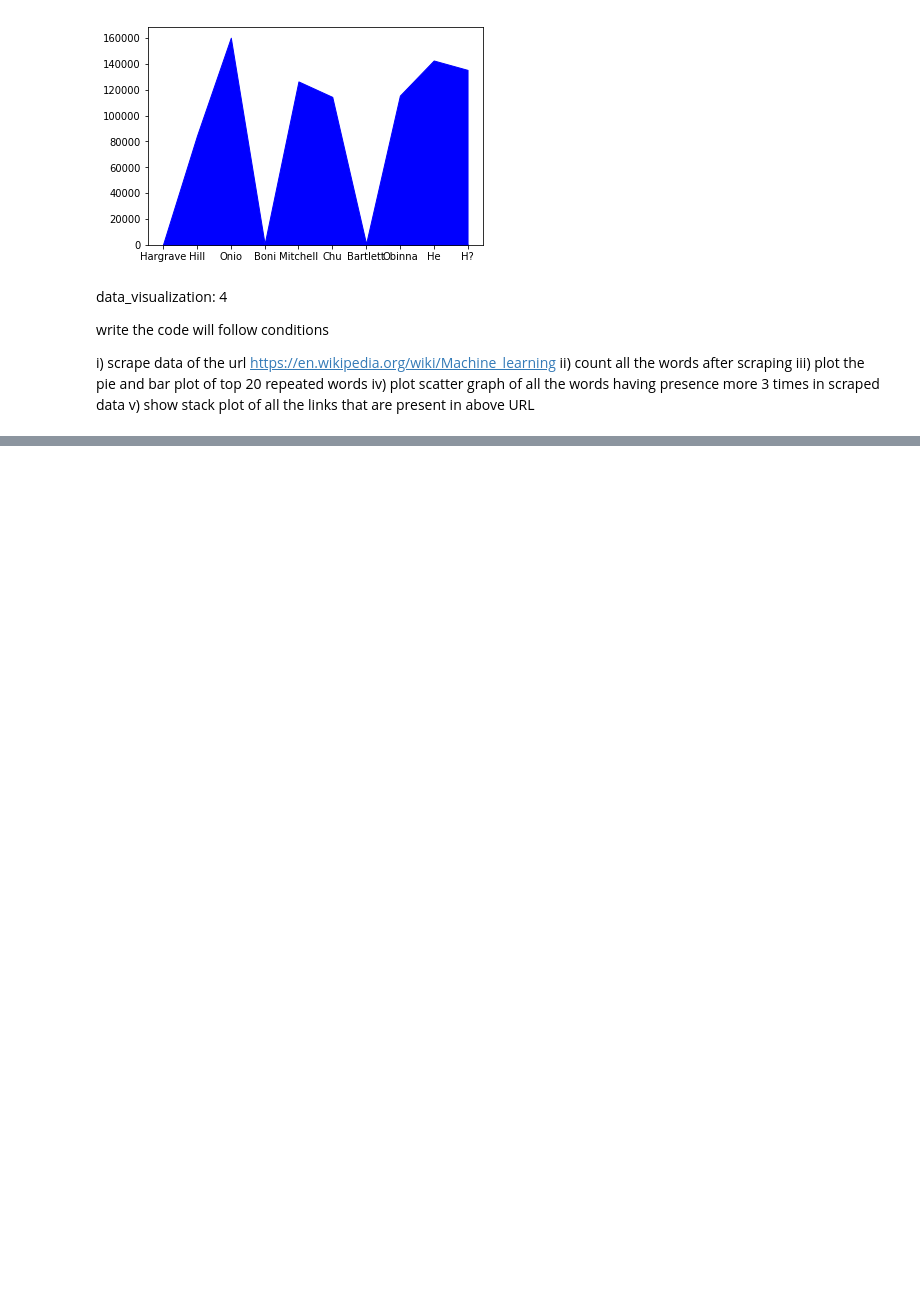
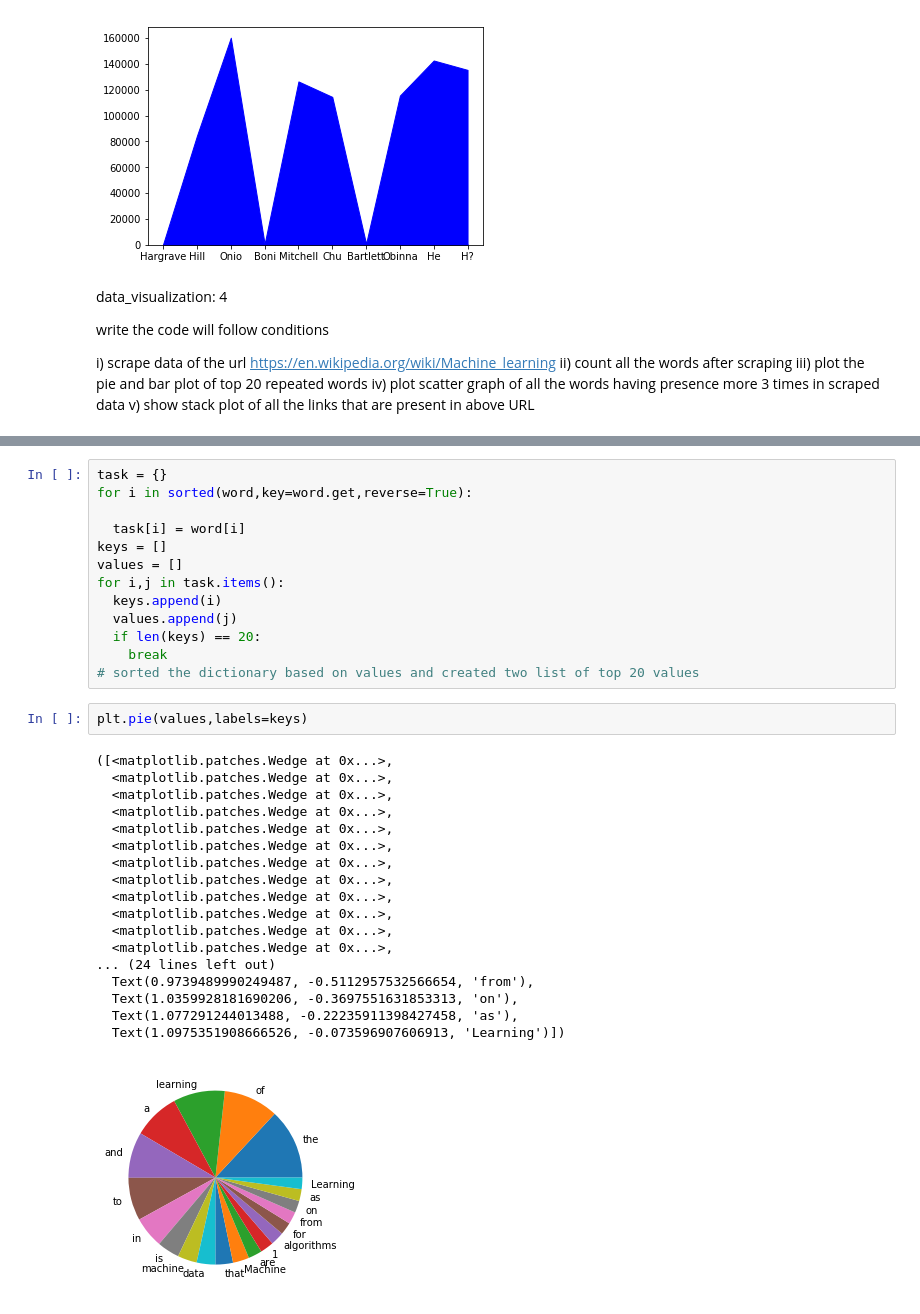
Before and after one commit to piyushagarwal08/Adhoc-Specialisation-ML, a Jupyter notebook: ML_TASKS.ipynb, the cells around one changed output, grey strips where cells are left out. Saved outputs shown, nothing was run; the diff lists cells and outputs as text; blank space fills up the shorter version.

Commit message:
one task is left

```diff
--- a/ML_TASKS.ipynb
+++ b/ML_TASKS.ipynb
@@ -247,0 +240,34 @@ print(r.text)
+# %%
+task = {}
+for i in sorted(word,key=word.get,reverse=True):
+
+  task[i] = word[i]
+keys = []
+values = []
+for i,j in task.items():
+  keys.append(i)
+  values.append(j)
+  if len(keys) == 20:
+    break
+# sorted the dictionary based on values and created two list of top 20 values
+# %%
+plt.pie(values,labels=keys)
+# %% [output]
+([<matplotlib.patches.Wedge at 0x...>,
+  <matplotlib.patches.Wedge at 0x...>,
+  <matplotlib.patches.Wedge at 0x...>,
+  <matplotlib.patches.Wedge at 0x...>,
+  <matplotlib.patches.Wedge at 0x...>,
+  <matplotlib.patches.Wedge at 0x...>,
+  <matplotlib.patches.Wedge at 0x...>,
+  <matplotlib.patches.Wedge at 0x...>,
+  <matplotlib.patches.Wedge at 0x...>,
+  <matplotlib.patches.Wedge at 0x...>,
+  <matplotlib.patches.Wedge at 0x...>,
+  <matplotlib.patches.Wedge at 0x...>,
+... (24 lines left out)
+  Text(0.9739489990249487, -0.5112957532566654, 'from'),
+  Text(1.0359928181690206, -0.3697551631853313, 'on'),
+  Text(1.077291244013488, -0.22235911398427458, 'as'),
+  Text(1.0975351908666526, -0.073596907606913, 'Learning')])
+[figure, added]
```
Also changed, not shown: parts of 15 cells of this notebook.
